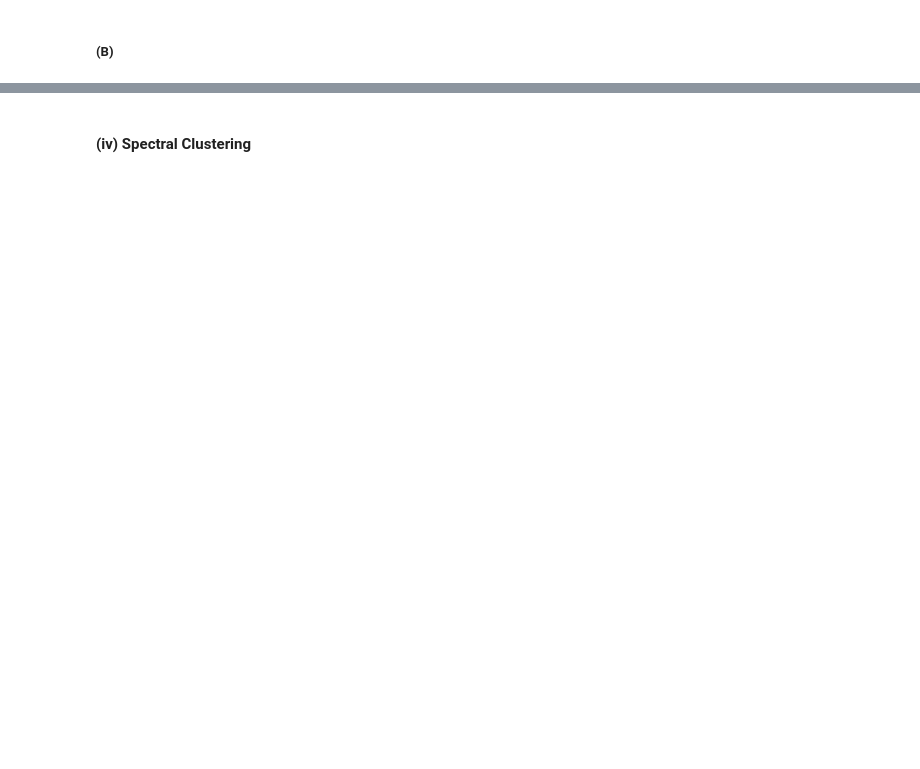
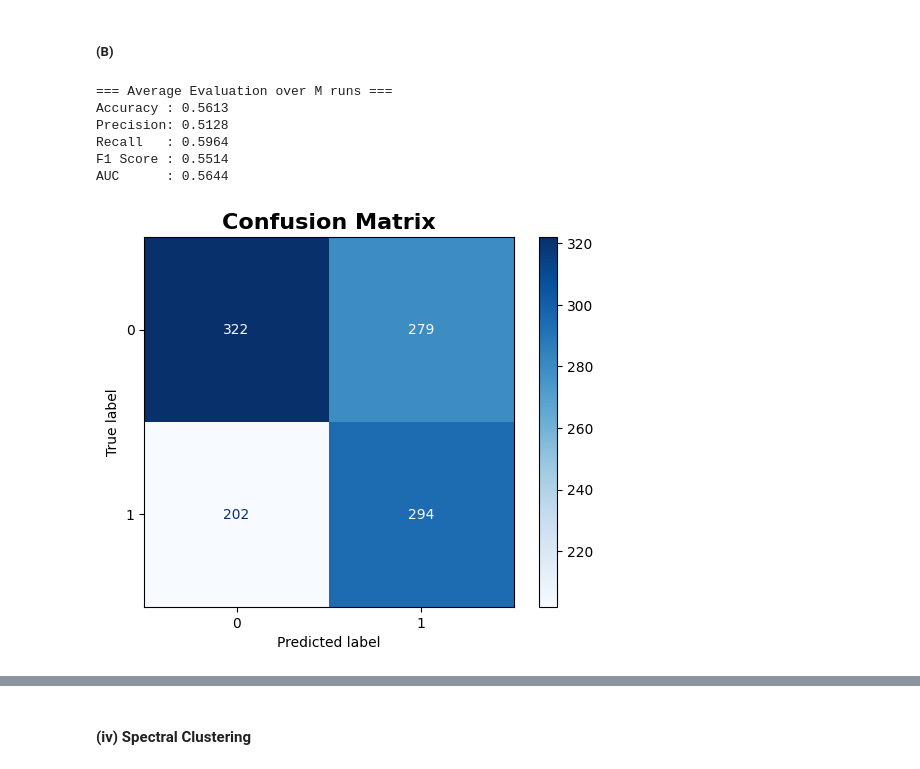
Before and after one commit to MONA100421/DSCI552_Supervised-Semi-Supervised-Active-Learning, a Jupyter notebook: notebook/Weng_Chenyi_HW8.ipynb, the cells around one changed output, grey strips where cells are left out. Cells and saved outputs as stored; diff of their text form; code cells hidden in the pictures; blank space fills up the shorter version.

```diff
--- a/notebook/Weng_Chenyi_HW8.ipynb
+++ b/notebook/Weng_Chenyi_HW8.ipynb
@@ -29,2 +525,82 @@ Import packages
 # %% [markdown]
 ##### (B)
+# %%
+from sklearn.cluster import KMeans
+from sklearn.metrics import (
+    accuracy_score, precision_score, recall_score,
+    f1_score, roc_auc_score, confusion_matrix, ConfusionMatrixDisplay,
+    roc_curve
+)
+from sklearn.neighbors import NearestNeighbors
+import matplotlib.pyplot as plt
+import numpy as np
+
+# === Parameters ===
+M = 10  # Number of runs
+n_neighbors = 30
+
+# === For tracking metrics ===
+acc_list, prec_list, rec_list, f1_list, auc_list = [], [], [], [], []
+
+for run in range(M):
+    # Step 1: Fit KMeans
+    kmeans = KMeans(n_clusters=2, init='k-means++', n_init=1, random_state=run)
+    kmeans.fit(X_train_scaled)
+    centers = kmeans.cluster_centers_
+    labels = kmeans.labels_
+
+    # Step 2: Assign labels via 30-NN majority vote
+    cluster_label_map = {}
+    nbrs = NearestNeighbors(n_neighbors=n_neighbors).fit(X_train_scaled)
+
+    for cluster_id in range(2):
+        center = centers[cluster_id].reshape(1, -1)
+        _, indices = nbrs.kneighbors(center)
+        neighbor_labels = y_train[indices[0]]
+        majority_label = np.bincount(neighbor_labels).argmax()
+        cluster_label_map[cluster_id] = majority_label
+
+    # Step 3: Predict labels using cluster map
+    predicted_labels = np.array([cluster_label_map[c] for c in labels])
+
+    # Step 4: Evaluate
+    acc_list.append(accuracy_score(y_train, predicted_labels))
+    prec_list.append(precision_score(y_train, predicted_labels))
+    rec_list.append(recall_score(y_train, predicted_labels))
+    f1_list.append(f1_score(y_train, predicted_labels))
+    auc_list.append(roc_auc_score(y_train, predicted_labels))
+
+# === Print Average Results ===
+print("=== Average Evaluation over M runs ===")
+print(f"Accuracy : {np.mean(acc_list):.4f}")
+print(f"Precision: {np.mean(prec_list):.4f}")
+print(f"Recall   : {np.mean(rec_list):.4f}")
+print(f"F1 Score : {np.mean(f1_list):.4f}")
+print(f"AUC      : {np.mean(auc_list):.4f}")
+
+# === Show metrics for one sample run (the last one) ===
+cm = confusion_matrix(y_train, predicted_labels)
+disp = ConfusionMatrixDisplay(confusion_matrix=cm)
+disp.plot(cmap="Blues")
+plt.title("Confusion Matrix", fontsize=16, fontweight="bold")
+plt.grid(False)
+plt.show()
+
+fpr, tpr, _ = roc_curve(y_train, predicted_labels)
+plt.figure(figsize=(6, 5))
+plt.plot(fpr, tpr, label=f"AUC = {auc_list[-1]:.2f}", linewidth=2)
+plt.plot([0, 1], [0, 1], linestyle="--", color="gray")
+plt.xlabel("False Positive Rate")
+plt.ylabel("True Positive Rate")
+plt.title("ROC Curve", fontsize=16, fontweight="bold")
+plt.legend(loc="lower right")
+plt.grid(True)
+plt.show()
+# %% [output]
+=== Average Evaluation over M runs ===
+Accuracy : 0.5613
+Precision: 0.5128
+Recall   : 0.5964
+F1 Score : 0.5514
+AUC      : 0.5644
+[figure, added]
```
Also changed, not shown: parts of 26 cells of this notebook.
